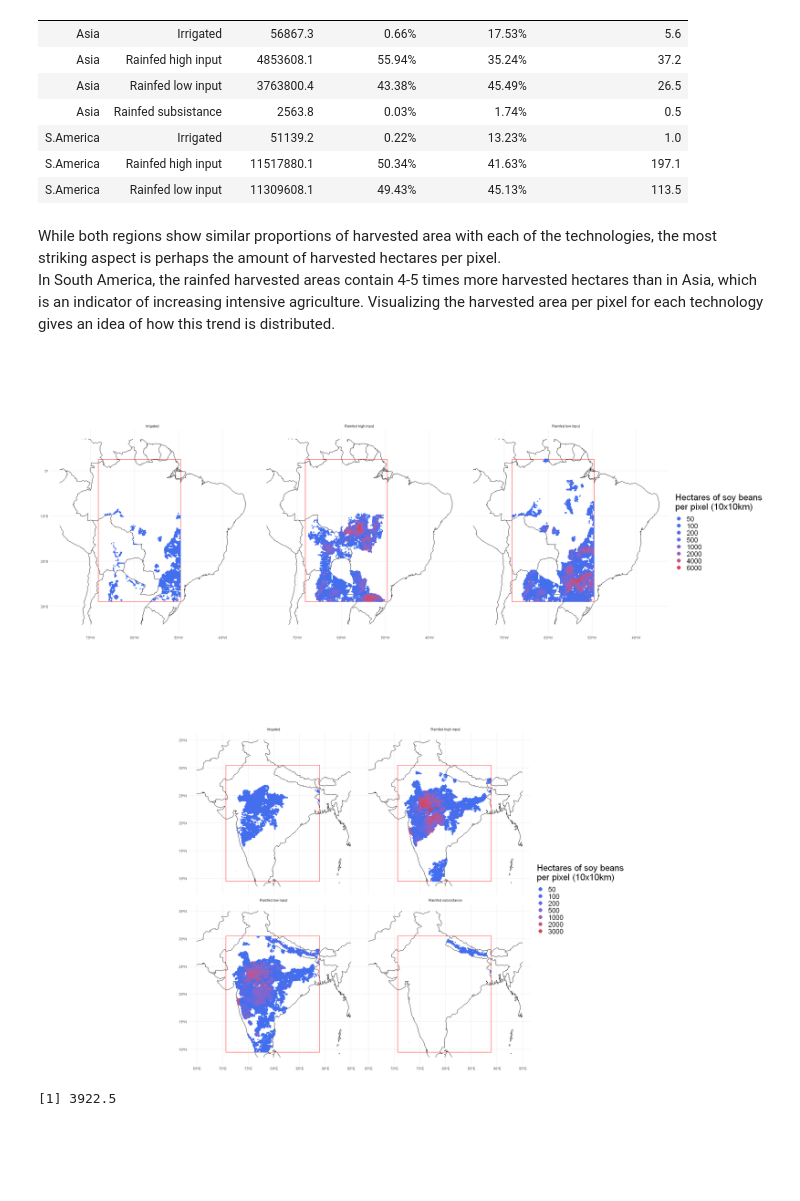
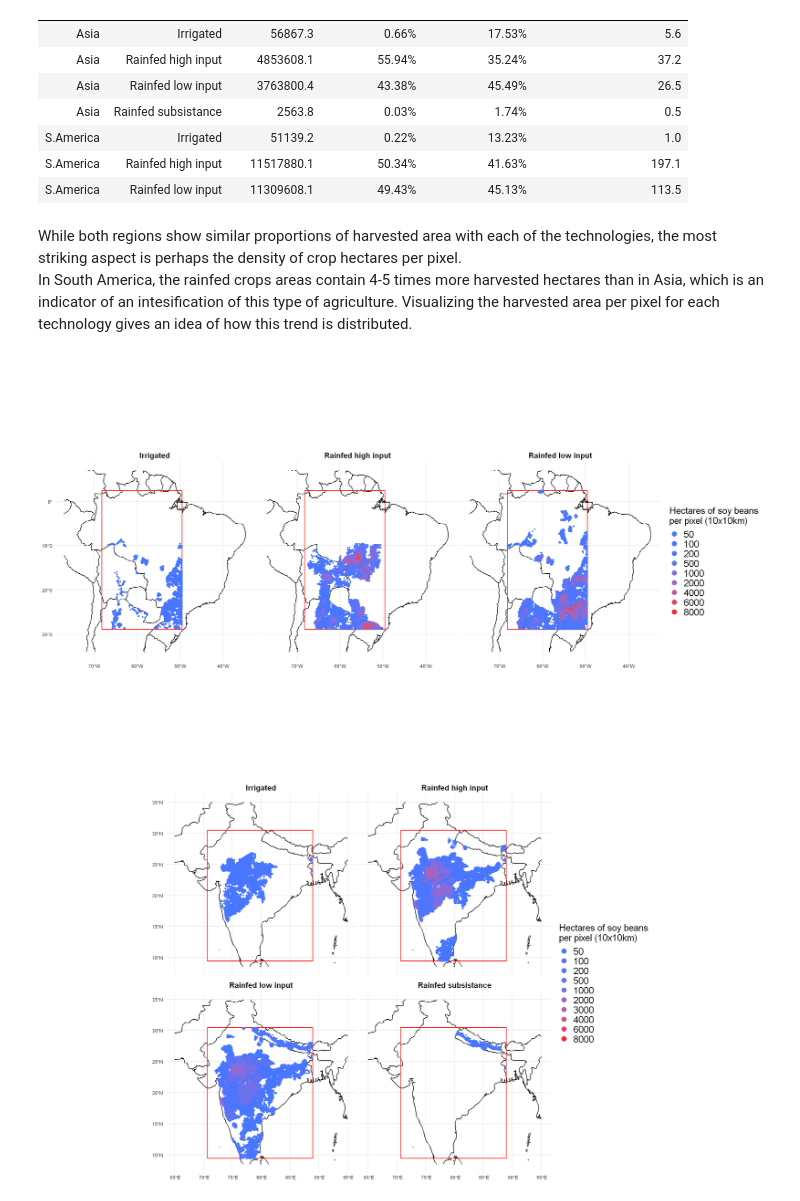
Before and after one commit to AngelArcones/Vizzuality_challenge, a Jupyter notebook: Vizzuality_challenge.ipynb, the cells around one changed output. Cells and saved outputs as stored; diff of their text form; code cells hidden in the pictures; blank space fills up the shorter version.

Commit message:
Updated text and code

```diff
--- a/Vizzuality_challenge.ipynb
+++ b/Vizzuality_challenge.ipynb
@@ -57,7 +62,7 @@ for(i in 1:length(data_csv_list)){
 
   var_soy <- grep("soyb", names(df_1), value = T)
 
-  df_clean <- df_1[, c("x", "y", "rec_type", "tech_type", var_soy,
+  df_clean <- df_1[, c("x", "y", "tech_type", var_soy,
                        "year_data", "source", "name_cntr", "name_adm1")]
 
   names(df_clean)[names(df_clean) == var_soy] <- "soy_beans"
@@ -282,44 +289,40 @@ A grouped_df: 7 × 6
 | S.America | Rainfed high input | 11517880.1 | 50.34% | 41.63% | 197.1 |
 | S.America | Rainfed low input | 11309608.1 | 49.43% | 45.13% | 113.5 |
 # %% [markdown]
-While both regions show similar proportions of harvested area with each of the technologies, the most striking aspect is perhaps the amount of harvested hectares per pixel.
-In South America, the rainfed harvested areas contain 4-5 times more harvested hectares than in Asia, which is an indicator of increasing intensive agriculture.
+While both regions show similar proportions of harvested area with each of the technologies, the most striking aspect is perhaps the density of crop hectares per pixel.
+In South America, the rainfed crops areas contain 4-5 times more harvested hectares than in Asia, which is an indicator of an intesification of this type of agriculture.
 Visualizing the harvested area per pixel for each technology gives an idea of how this trend is distributed.
 # %%
-options(repr.plot.width = 25, repr.plot.height = 12, repr.plot.res = 100)
+options(repr.plot.width = 18, repr.plot.height = 10, repr.plot.res = 150)
 ggplot()+
   geom_sf(data = america_map, fill = "white") +
   geom_sf(data = area_america,color = "red", fill = NA)+
   geom_sf(data = df_america, aes(color=soy_beans), size = 1)+
-  scale_color_gradient(low="royalblue2", high="firebrick2", breaks = c(50, 100, 200, 500, 1000, 2000, 4000, 6000, 8000))+
+  scale_color_gradient(low="royalblue1", high="firebrick2",limits = c(0, 8000), breaks = c(50, 100, 200, 500, 1000, 2000, 4000, 6000, 8000))+
   guides(color = guide_legend(override.aes = list(size = rel(4))))+
   theme_minimal()+
   labs(color = "Hectares of soy beans\nper pixel (10x10km)")+
-  theme(plot.tag = element_text(size=rel(2)),
-        legend.title=element_text(size=rel(2)),
+  theme(strip.text.x = element_text(size=rel(1.5), face = "bold"),
+        legend.title=element_text(size=rel(1.5)),
         legend.text=element_text(size=rel(1.5)))+
   facet_wrap(~Technology)
 # %% [output]
-[figure, old version]
+[figure, new version]
 # %%
-options(repr.plot.width = 25, repr.plot.height = 12, repr.plot.res = 100)
+options(repr.plot.width = 18, repr.plot.height = 10, repr.plot.res = 150)
 ggplot()+
   geom_sf(data = asia_map, fill = "white") +
   geom_sf(data = area_asia,color = "red", fill = NA)+
   geom_sf(data = df_asia, aes(color=soy_beans), size = 1)+
-  scale_color_gradient(low="royalblue2", high="firebrick2", breaks = c(50, 100, 200, 500, 1000, 2000, 3000, 4000, 6000, 8000))+
+  scale_color_gradient(low="royalblue1", high="firebrick2", limits = c(0, 8000), breaks = c(50, 100, 200, 500, 1000, 2000, 3000, 4000, 6000, 8000))+
   guides(color = guide_legend(override.aes = list(size = rel(4))))+
   theme_minimal()+
   labs(color = "Hectares of soy beans\nper pixel (10x10km)")+
-  theme(plot.tag = element_text(size=rel(2)),
-        legend.title=element_text(size=rel(2)),
+  theme(strip.text.x = element_text(size=rel(1.5), face = "bold"),
+        legend.title=element_text(size=rel(1.5)),
         legend.text=element_text(size=rel(1.5)))+
   facet_wrap(~Technology)
 # %% [output]
-[figure, old version]
+[figure, new version]
-# %%
-max(df_asia$soy_beans)
-# %% [output]
-[1] 3922.5
 # %% [markdown]
 The most densely harvested areas in Asia "only" reach ~4000 hectares per pixel (40% of pixel surface), while in South America it goes over 7000 hectares per pixel (70% of pixel surface).
```
Also changed, not shown: parts of 25 cells of this notebook.
